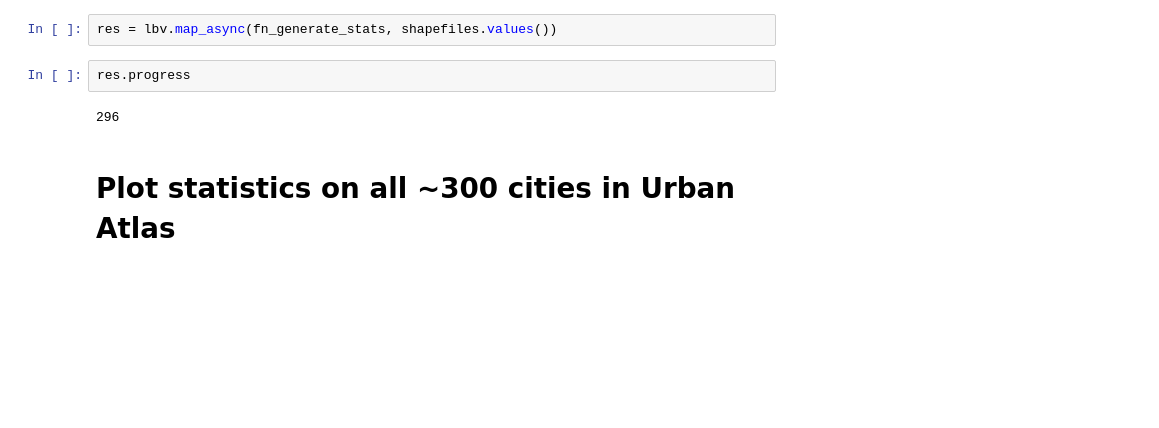
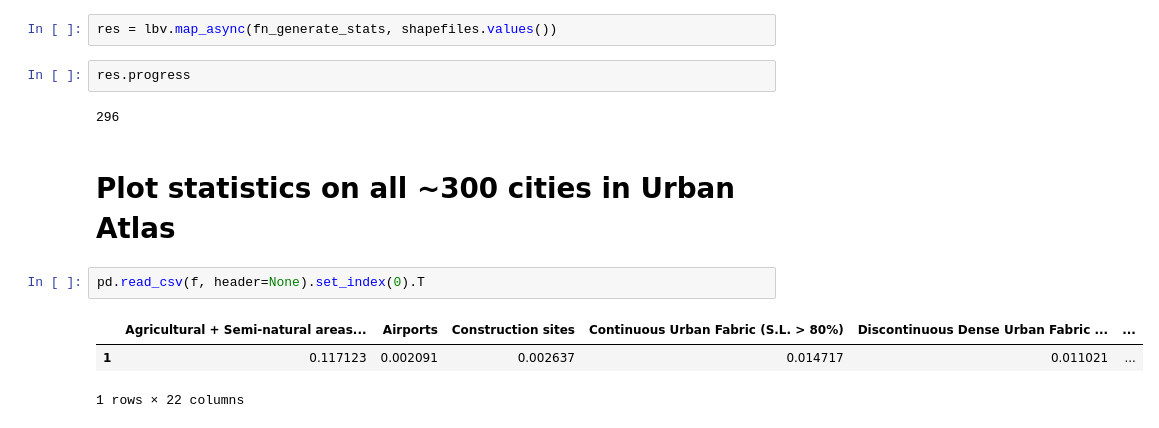
Before and after one commit to adrianalbert/urban-environments, a Jupyter notebook: dataset-collection/Urban Atlas-process shapefiles to compute stats and extract sampling locations.ipynb, the cells around one changed output. Saved outputs shown, nothing was run; the diff lists cells and outputs as text; blank space fills up the shorter version.

```diff
--- a/dataset-collection/Urban Atlas-process shapefiles to compute stats and extract sampling locations.ipynb
+++ b/dataset-collection/Urban Atlas-process shapefiles to compute stats and extract sampling locations.ipynb
@@ -255,6 +255,12 @@ res.progress
 296
 # %% [markdown]
 # Plot statistics on all ~300 cities in Urban Atlas
+# %%
+pd.read_csv(f, header=None).set_index(0).T
+# %% [output]
+|  | Agricultural + Semi-natural areas... | Airports | Construction sites | Continuous Urban Fabric (S.L. > 80%) | Discontinuous Dense Urban Fabric ... | ... |
+| 1 | 0.117123 | 0.002091 | 0.002637 | 0.014717 | 0.011021 | ... |
+1 rows × 22 columns
 # %%
 datapath = "/home/data/urban-atlas/extracted-data/"
 
```
Also changed, not shown: parts of 3 cells of this notebook, 2 other files.
